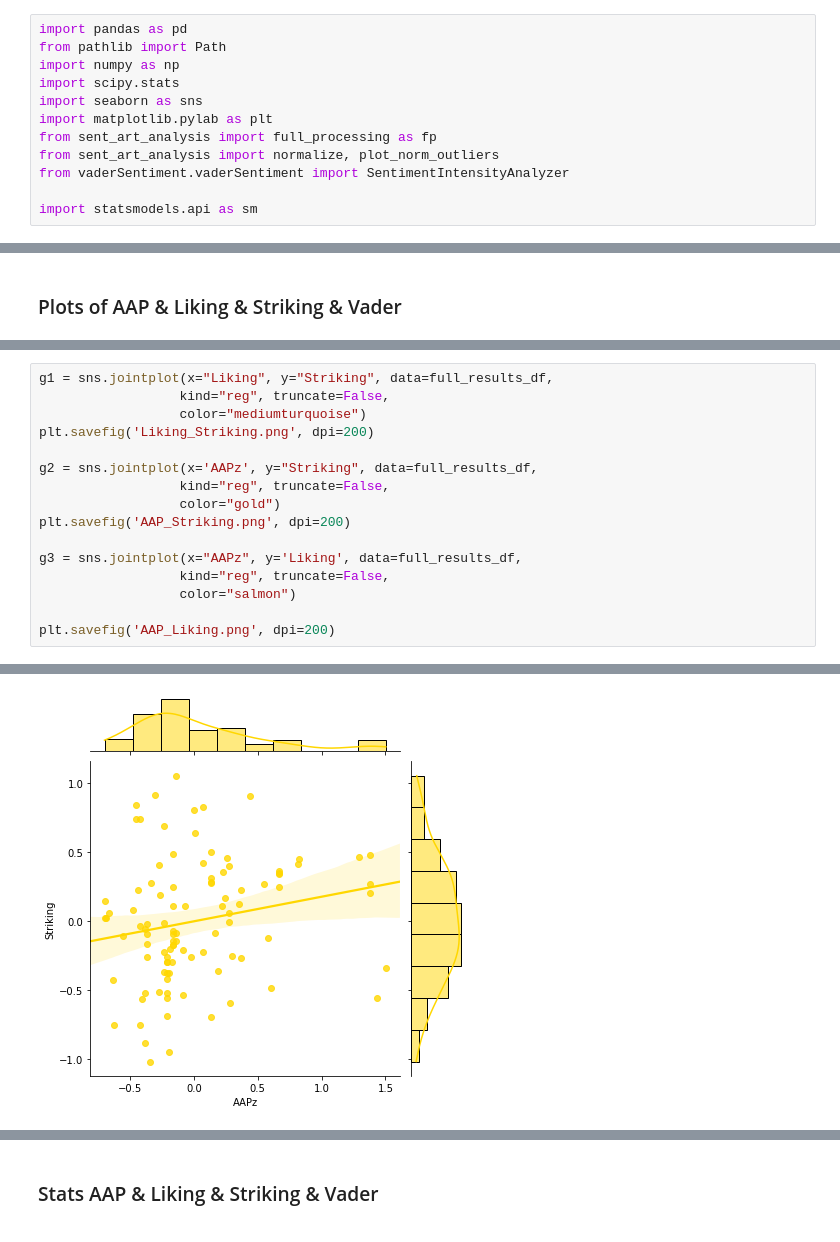
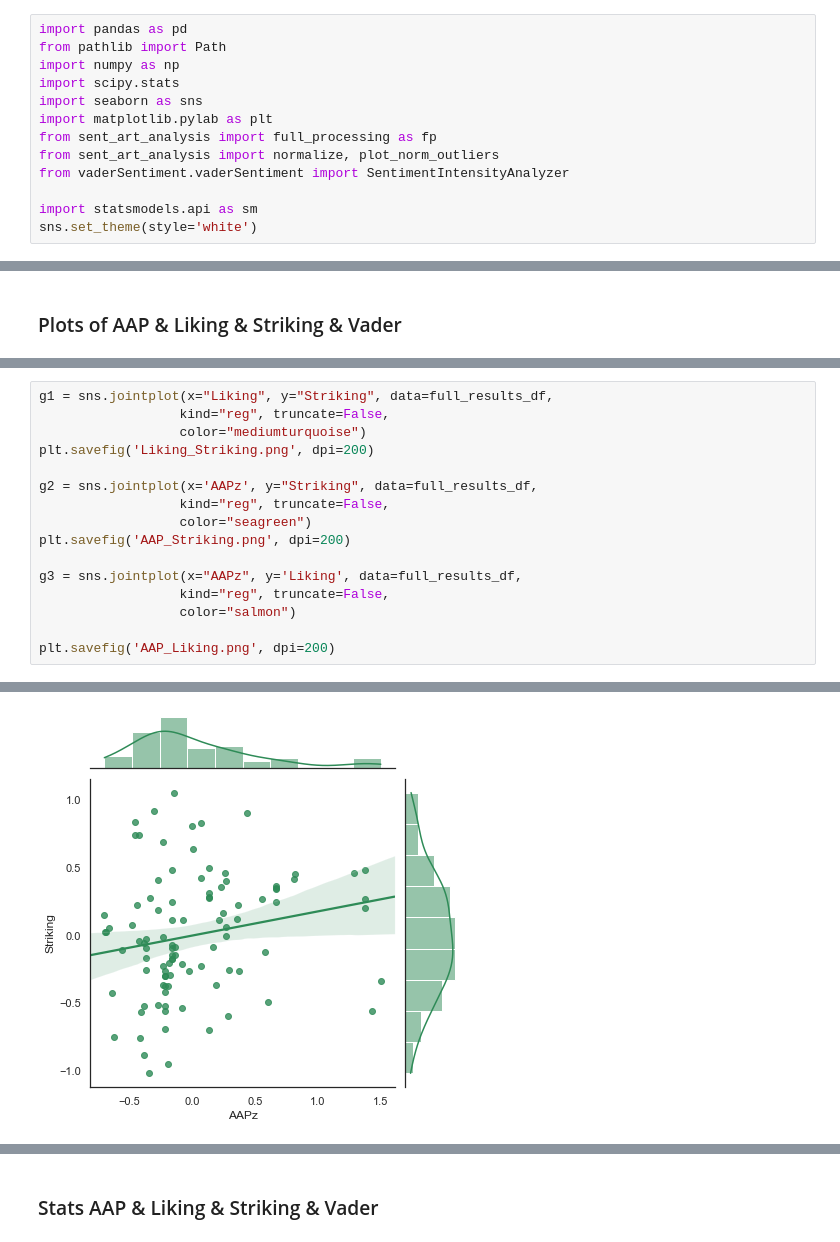
Before and after one commit to ivasilisa/sentiart_group7, a Jupyter notebook: main.ipynb, the cells around one changed output, grey strips where cells are left out. Drawn from its saved outputs; the diff is of its cells as text.

```diff
--- a/main.ipynb
+++ b/main.ipynb
@@ -10,6 +10,7 @@ from sent_art_analysis import normalize, plot_norm_outliers
 from vaderSentiment.vaderSentiment import SentimentIntensityAnalyzer
 
 import statsmodels.api as sm
+sns.set_theme(style='white')
 # %%
 TC = Path('SentiArt-main/250kSentiArt_EN.xlsx') # for English texts
 sa = pd.read_excel(TC)
@@ -166,7 +193,7 @@ plt.savefig('Liking_Striking.png', dpi=200)
 
 g2 = sns.jointplot(x='AAPz', y="Striking", data=full_results_df,
                   kind="reg", truncate=False,
-                  color="gold")
+                  color="seagreen")
 plt.savefig('AAP_Striking.png', dpi=200)
 
 g3 = sns.jointplot(x="AAPz", y='Liking', data=full_results_df,
@@ -179 +206 @@ plt.savefig('AAP_Liking.png', dpi=200)
-[figure, old version]
+[figure, new version]
```
Also changed, not shown: parts of 23 cells of this notebook.
